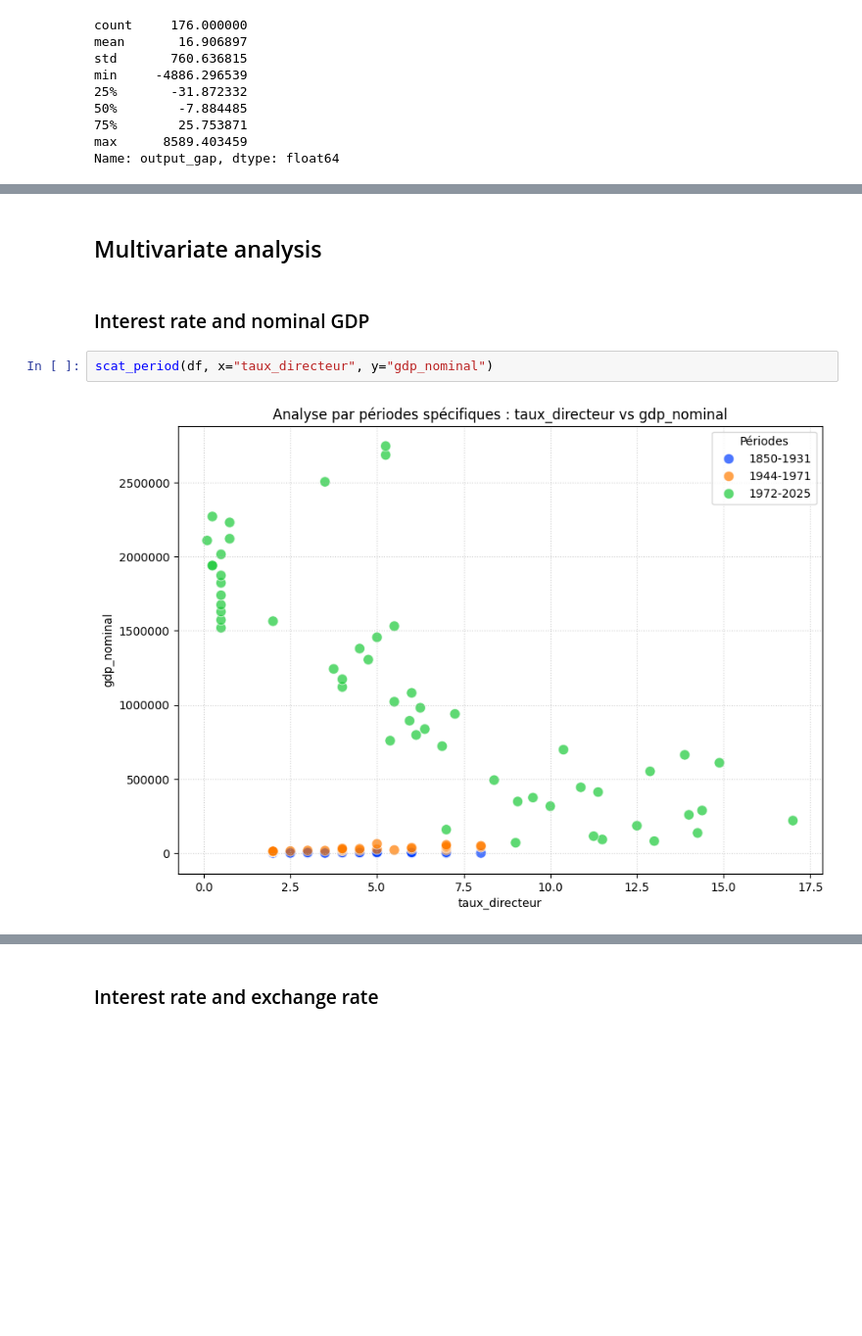
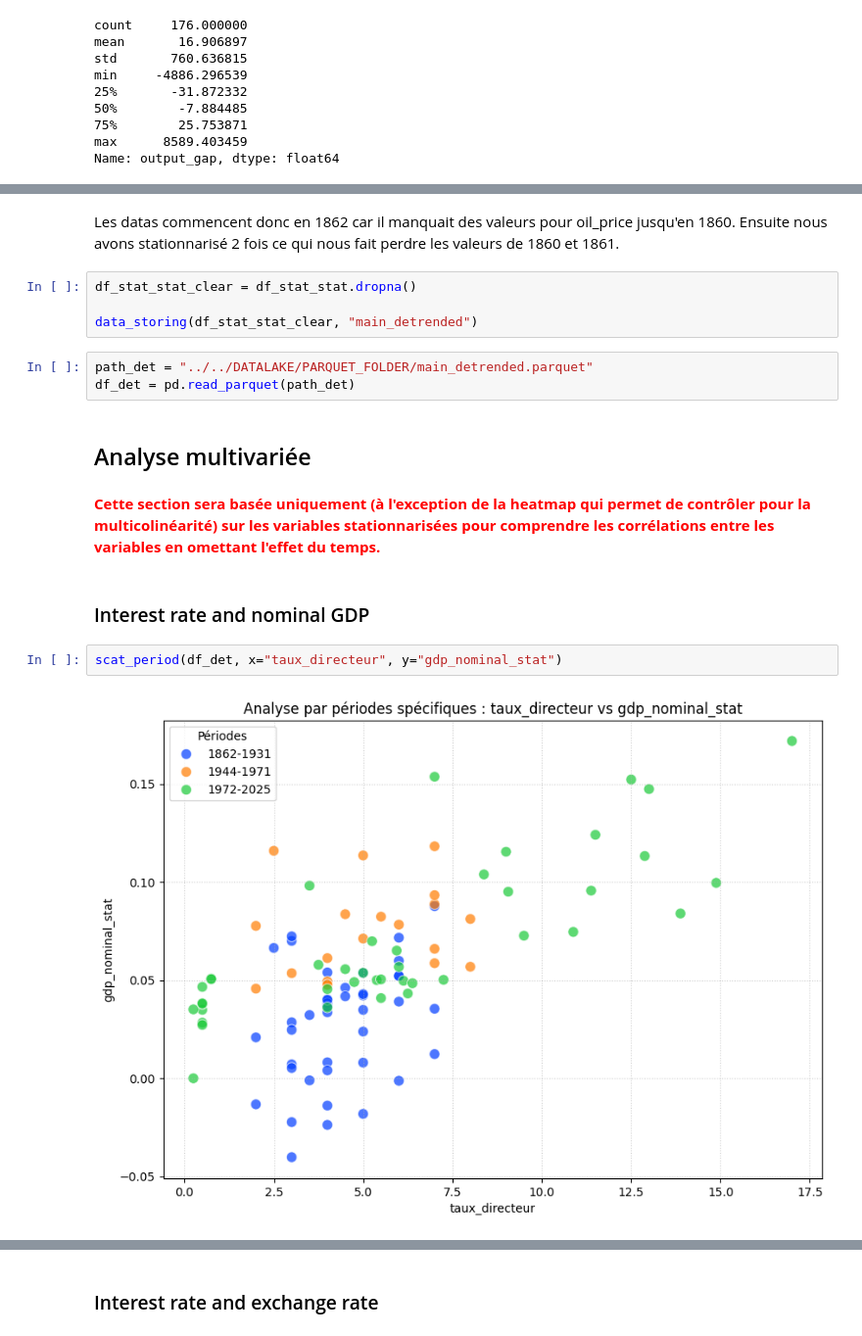
Before and after one commit to TimmGRT/Monetary-Policy-UK-1870-2025, a Jupyter notebook: CODE_ZONE/dorian_code/eda.ipynb, the cells around one changed output, grey strips where cells are left out. Shown at 98% size. Drawn from its saved outputs; the diff is of its cells as text; blank space fills up the shorter version.

```diff
--- a/CODE_ZONE/dorian_code/eda.ipynb
+++ b/CODE_ZONE/dorian_code/eda.ipynb
@@ -224,8 +327,19 @@ Name: output_gap, dtype: float64
+# %% [markdown]
+Les datas commencent donc en 1862 car il manquait des valeurs pour oil_price jusqu'en 1860. Ensuite nous avons stationnarisé 2 fois ce qui nous fait perdre les valeurs de 1860 et 1861.
+# %%
+df_stat_stat_clear = df_stat_stat.dropna()
+
+data_storing(df_stat_stat_clear, "main_detrended")
+# %%
+path_det = "../../DATALAKE/PARQUET_FOLDER/main_detrended.parquet"
+df_det = pd.read_parquet(path_det)
 # %% [markdown]
-## Multivariate analysis
+## Analyse multivariée
+# %% [markdown]
+<span style="color:red">**Cette section sera basée uniquement (à l'exception de la heatmap qui permet de contrôler pour la multicolinéarité) sur les variables stationnarisées pour comprendre les corrélations entre les variables en omettant l'effet du temps.**</span>
 # %% [markdown]
 ### Interest rate and nominal GDP
 # %%
-scat_period(df, x="taux_directeur", y="gdp_nominal")
+scat_period(df_det, x="taux_directeur", y="gdp_nominal_stat")
 # %% [output]
-[figure, old version]
+[figure, new version]
```
Also changed, not shown: parts of 37 cells of this notebook, 3 other files.
